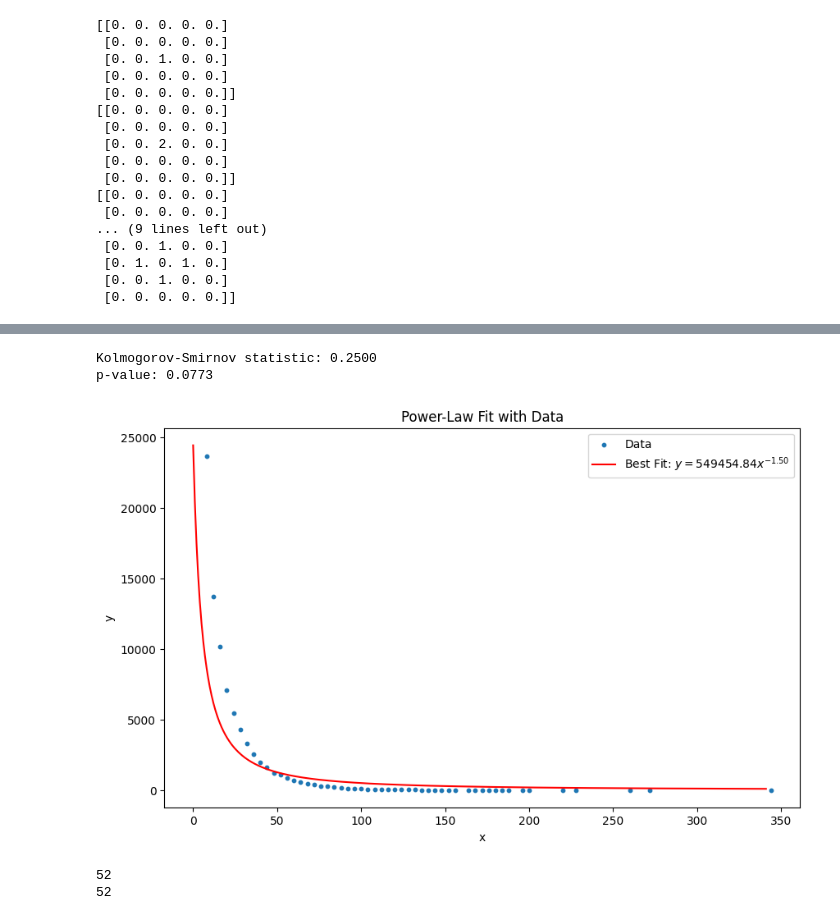
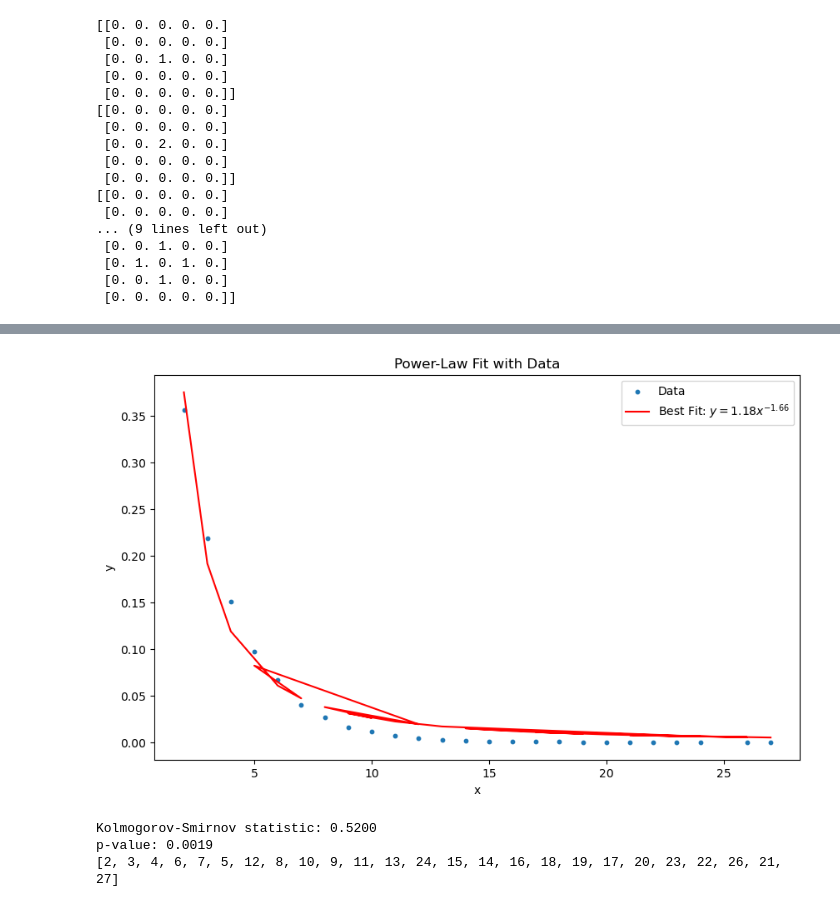
Before and after one commit to Isi2000/SANDPILE, a Jupyter notebook: isacco.ipynb, the cells around one changed output, grey strips where cells are left out. Drawn from its saved outputs; the diff is of its cells as text; code cells hidden in the pictures.

```diff
--- a/isacco.ipynb
+++ b/isacco.ipynb
@@ -85,57 +94,54 @@ dict_keys([8, 12, 16, 20, 28, 36, 24, 40, 44, 32, 52, 72, 48, 64, 56, 60, 88, 84
 # %%
 import numpy as np
 import matplotlib.pyplot as plt
 from scipy.optimize import curve_fit
 from scipy.stats import kstest
 
 # Define the power-law function
 def power_law(x, a, b):
     return a * x**(-b)
 
-# Generate example data (replace with your data)
-x_data = list(isacco.keys())
-y_data = list(isacco.values())
+# Example data (replace with your data)
+x_data = list((isacco.keys()))
+y_data = np.array(list(isacco.values()))
+y_data = y_data / sum(y_data)  # Normalize the data
+
+
+
 # Fit the power-law model to the data
 popt, _ = curve_fit(power_law, x_data, y_data)
 
 # Extract the optimal parameters
 a_opt, b_opt = popt
 
-# Normalize the data using the fitted power-law model
-y_fit = power_law(x_data, a_opt, b_opt)
-y_normalized = y_data / y_fit
+# Generate fitted curve data
+y_fit = power_law(np.array(x_data), a_opt, b_opt)
 
-y_f_plot = power_law(np.arange(8,350), a_opt, b_opt)
+# Plot the data and the fit on a log-log scale
+plt.figure(figsize=(10, 6))
+plt.scatter(x_data, y_data, s=10, label='Data')
+plt.plot(x_data, y_fit, color='red', label=f'Best Fit: $y = {a_opt:.2f}x^{{-{b_opt:.2f}}}$')
+#plt.xscale('log')
+#plt.yscale('log')
+plt.xlabel('x')
+plt.ylabel('y')
+plt.title('Power-Law Fit with Data')
+plt.legend()
+plt.show()
 
 # Perform the KS test comparing the normalized data to the power-law distribution
-# For a power-law, compare with a distribution like (x ** (-b_opt))
-# Note: The scipy.stats module does not have a direct power-law function, so we use a custom approach
-cdf_empirical = np.cumsum(y_normalized / np.sum(y_normalized))
-cdf_theoretical = np.cumsum((x_data ** (-b_opt)) / np.sum(x_data ** (-b_opt)))
+cdf_empirical = np.cumsum(y_data) / np.sum(y_data)
+cdf_theoretical = np.cumsum((np.array(x_data) ** (-b_opt)) / np.sum(np.array(x_data) ** (-b_opt)))
 
 ks_statistic, p_value = kstest(cdf_empirical, cdf_theoretical)
 
 # Print the results
 print(f"Kolmogorov-Smirnov statistic: {ks_statistic:.4f}")
 print(f"p-value: {p_value:.4f}")
 
-# Plot the results
-plt.figure(figsize=(10, 6))
-plt.scatter(x_data, y_data, s=10, label='Data')
-plt.plot(y_f_plot, color='red', label=f'Best Fit: $y = {a_opt:.2f}x^{{-{b_opt:.2f}}}$')
-plt.xlabel('x')
-plt.ylabel('y')
-#plt.xscale('log')
-#plt.yscale('log')
-plt.title('Power-Law Fit with Data')
-plt.legend()
-plt.show()
-
-print(len(y_data))
-print(len(y_fit))
+print(x_data)
 # %% [output]
+[figure, new version]
-Kolmogorov-Smirnov statistic: 0.2500
-p-value: 0.0773
+Kolmogorov-Smirnov statistic: 0.5200
+p-value: 0.0019
+[2, 3, 4, 6, 7, 5, 12, 8, 10, 9, 11, 13, 24, 15, 14, 16, 18, 19, 17, 20, 23, 22, 26, 21, 27]
-[figure, old version]
-52
-52
```
Also changed, not shown: parts of 8 cells of this notebook, 5 other files.
